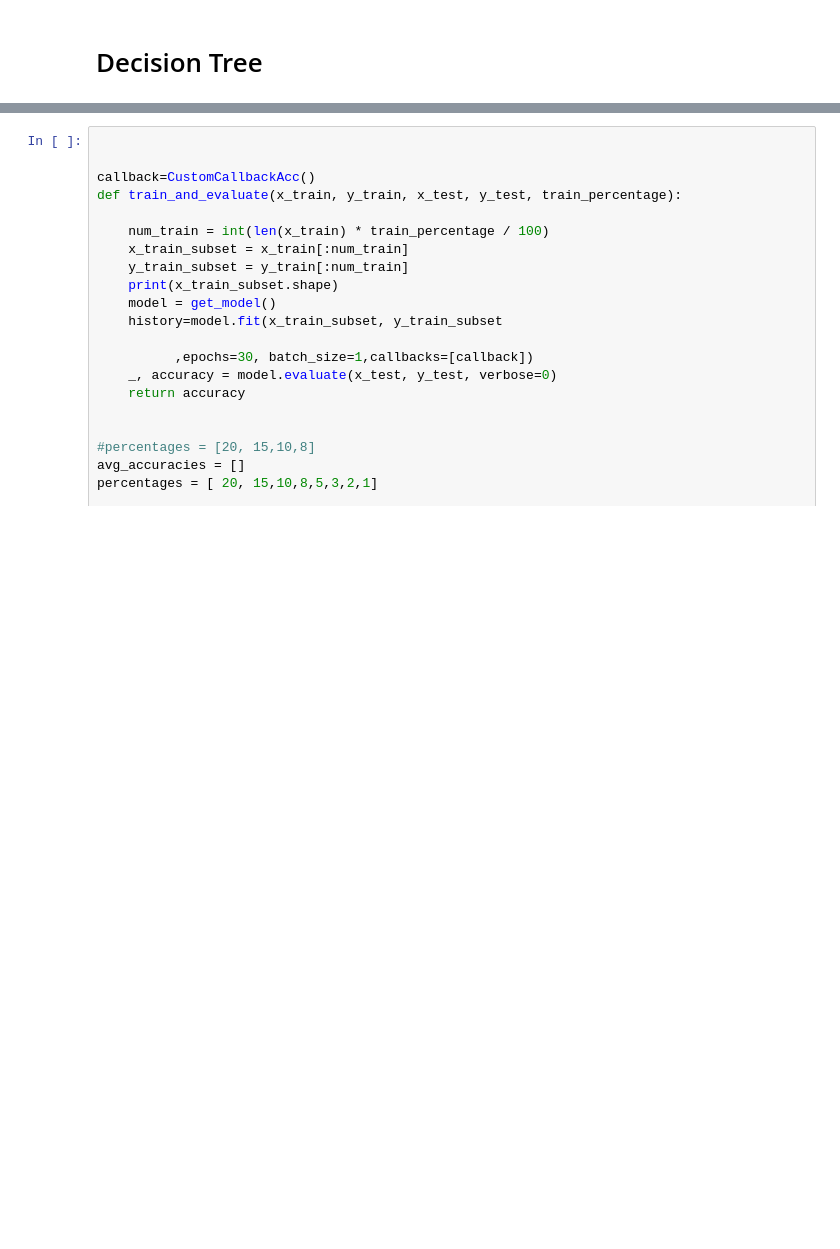
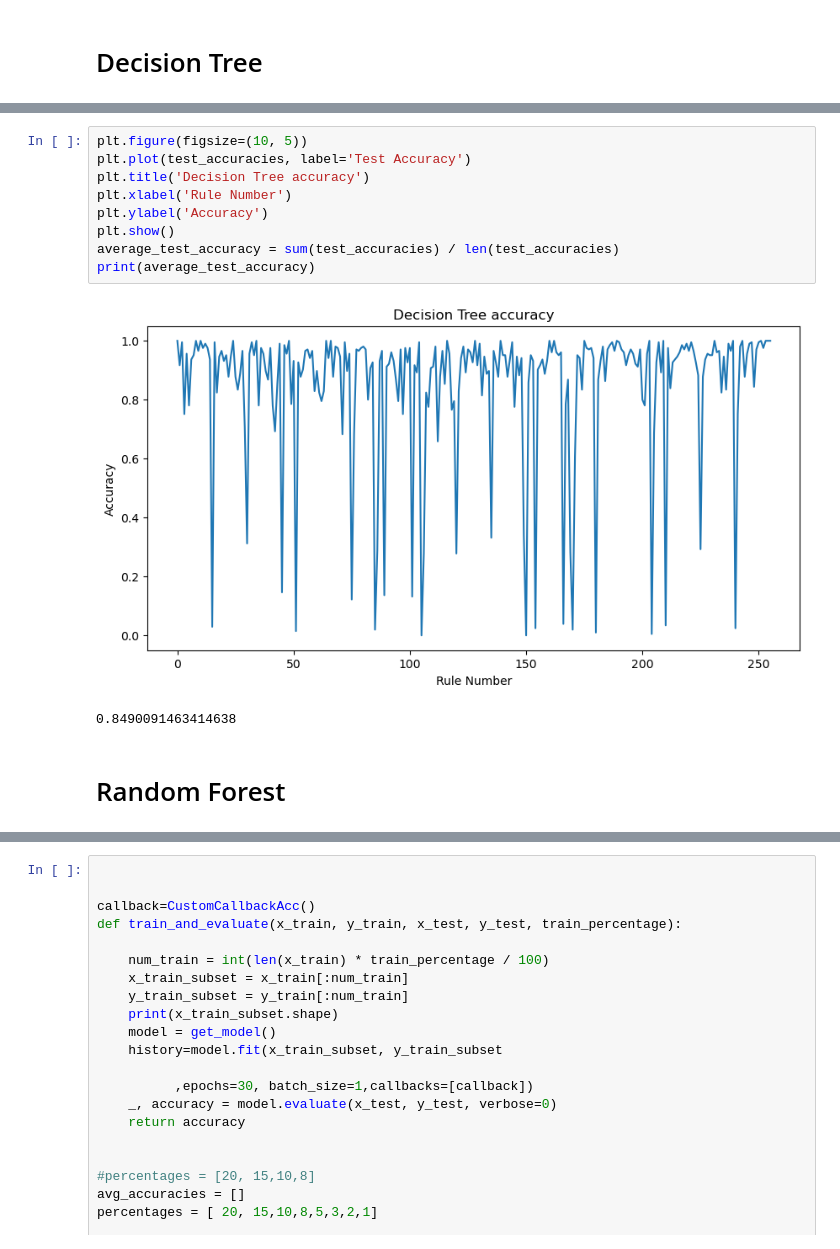
Before and after one commit to Everfade/CNNCAM, a Jupyter notebook: Learning1DCAM.ipynb, the cells around one changed output, grey strips where cells are left out. Drawn from its saved outputs; the diff is of its cells as text; blank space fills up the shorter version.

```diff
--- a/Learning1DCAM.ipynb
+++ b/Learning1DCAM.ipynb
@@ -709,0 +722,14 @@ Test Accuracy: 0.375609756097561
+# %%
+plt.figure(figsize=(10, 5))
+plt.plot(test_accuracies, label='Test Accuracy')
+plt.title('Decision Tree accuracy')
+plt.xlabel('Rule Number')
+plt.ylabel('Accuracy')
+plt.show()
+average_test_accuracy = sum(test_accuracies) / len(test_accuracies)
+print(average_test_accuracy)
+# %% [output]
+[figure, added]
+0.8490091463414638
+# %% [markdown]
+# Random Forest
```
Also changed, not shown: parts of 9 cells of this notebook.
